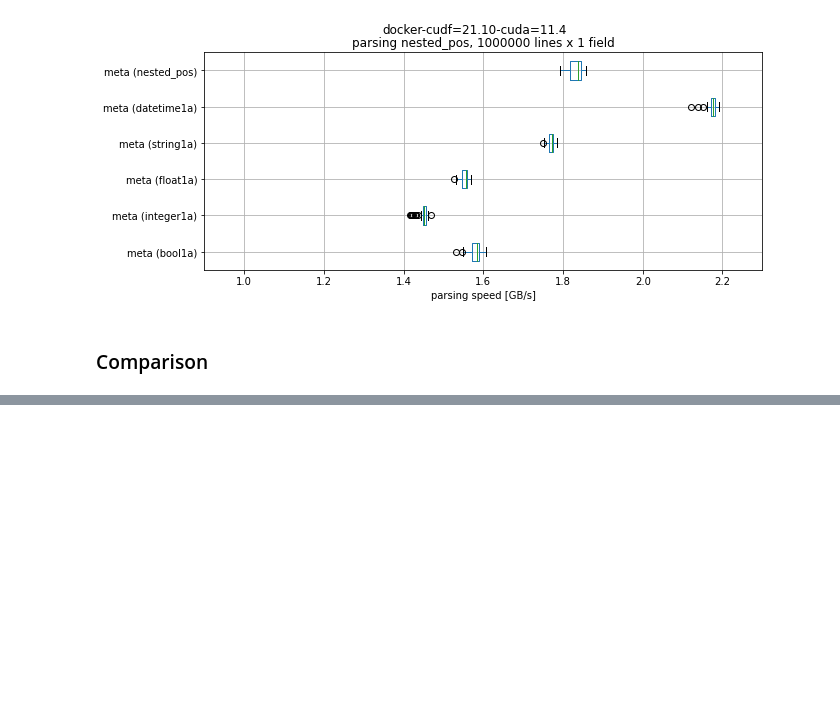
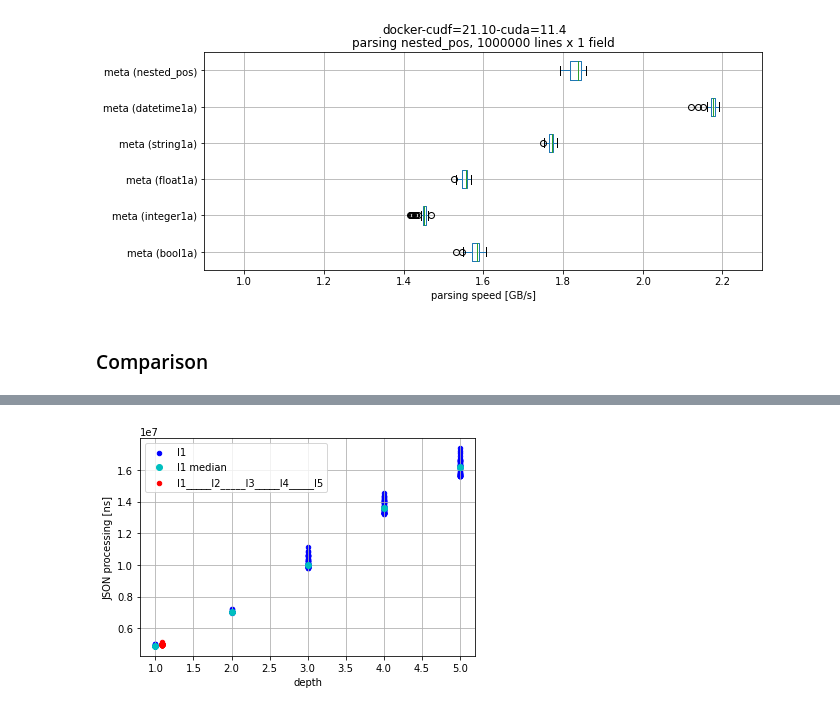
Before and after one commit to mis-wut/meta-json-parser, a Jupyter notebook: benchmark/notebooks/examine_benchmarks.ipynb, the cells around one changed output, grey strips where cells are left out. Saved outputs shown, nothing was run; the diff lists cells and outputs as text; code cells hidden in the pictures; blank space fills up the shorter version.

```diff
--- a/benchmark/notebooks/examine_benchmarks.ipynb
+++ b/benchmark/notebooks/examine_benchmarks.ipynb
@@ -3293,0 +3384,19 @@ plt.show()
+# %%
+df_depth['nested_depth=1-fakedepth=5']['depth']=1.08
+
+ycol='JSON processing [ns]'
+ax=df_depth['depth=1..5'].plot.scatter(x='depth',y=ycol,c='b')
+ax=df_depth['depth=1..5'][['depth',ycol]].groupby('depth').median().plot(ax=ax,style='co')
+ax=df_depth['nested_depth=1-fakedepth=5'].plot.scatter(ax=ax,x='depth',y=ycol,c='r',
+                                                       grid=True)
+
+#handles, labels = ax.get_legend_handles_labels()
+#print(f"handles={handles}\nlabels={labels}")
+
+ax.legend(['l1','l1 median','l1_____l2_____l3_____l4_____l5'])
+
+plt.show()
+
+df_depth['nested_depth=1-fakedepth=5']['depth']=1
+# %% [output]
+[figure, added]
```
Also changed, not shown: parts of 16 cells of this notebook, 6 other files.
